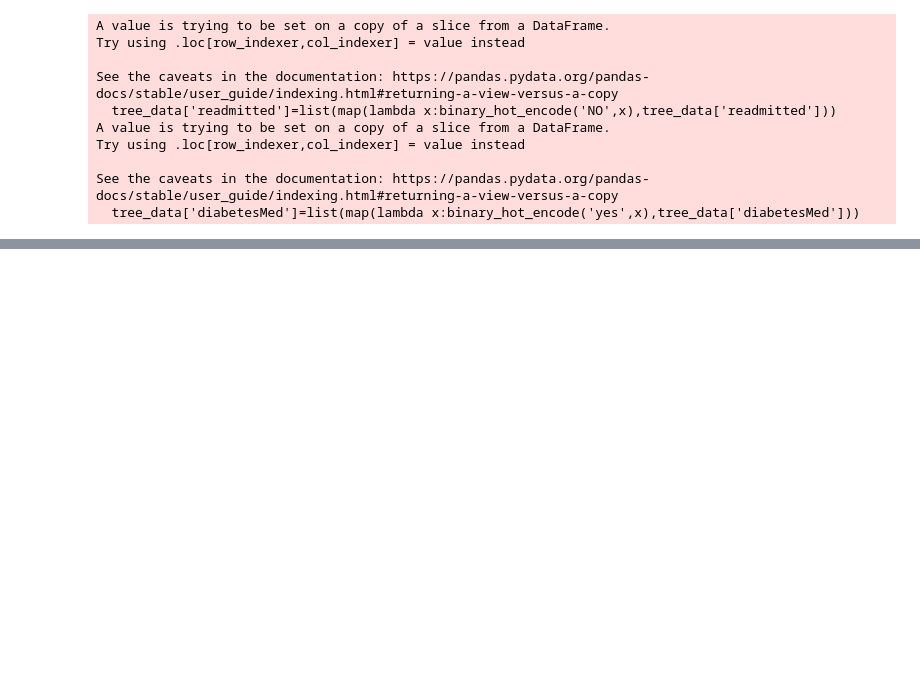
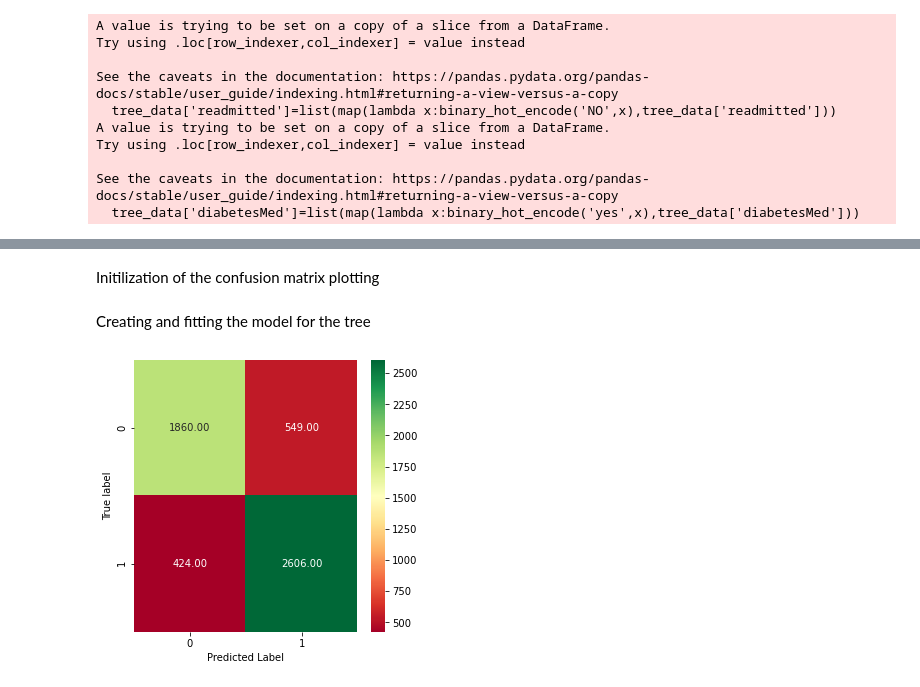
Before and after one commit to Eric-Schneider-Bellarmine-University/DS160_Final_Project_ESS_AH, a Jupyter notebook: Final_Project_ESS_AH.ipynb, the cells around one changed output, grey strips where cells are left out. Cells and saved outputs as stored; diff of their text form; code cells hidden in the pictures; blank space fills up the shorter version.

```diff
--- a/Final_Project_ESS_AH.ipynb
+++ b/Final_Project_ESS_AH.ipynb
@@ -416,0 +496,24 @@ tree_data
+# %%
+X_train, X_test, Y_train, Y_test = train_test_split(X,Y,
+                                                    test_size=.10,
+                                                    random_state=32)
+# %% [markdown]
+Initilization of the confusion matrix plotting
+# %%
+def plot_cm(y_pred, y_test):
+    cm =confusion_matrix(y_test, y_pred)
+    fig = pl.figure(figsize=(5,5))
+    heatmap = sea.heatmap(cm, annot=True, fmt='.2f', cmap='RdYlGn')
+    pl.ylabel('True label')
+    pl.xlabel('Predicted Label')
+# %% [markdown]
+Creating and fitting the model for the tree
+# %%
+clf = tree.DecisionTreeClassifier(criterion="entropy",max_depth=5)
+clf = clf.fit(X_train, Y_train)
+# %%
+Y_pred=clf.predict(X_test)
+# %%
+plot_cm(Y_pred,Y_test)
+# %% [output]
+[figure, added]
```
Also changed, not shown: parts of 25 cells of this notebook.
